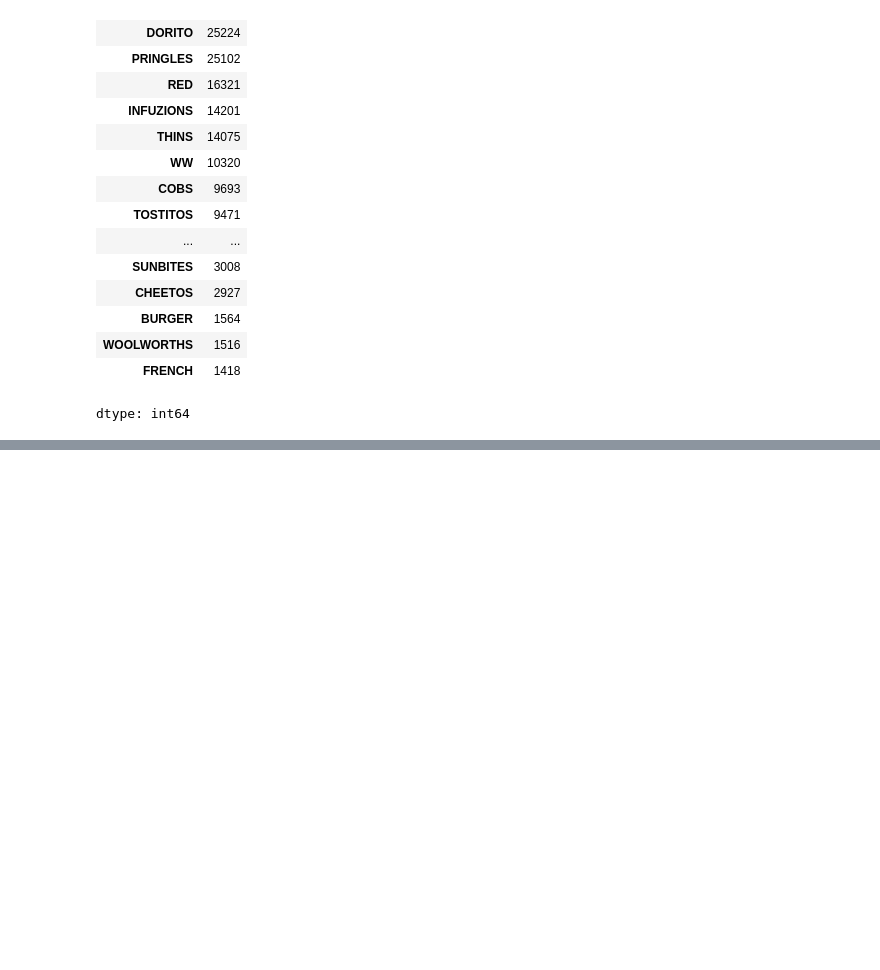
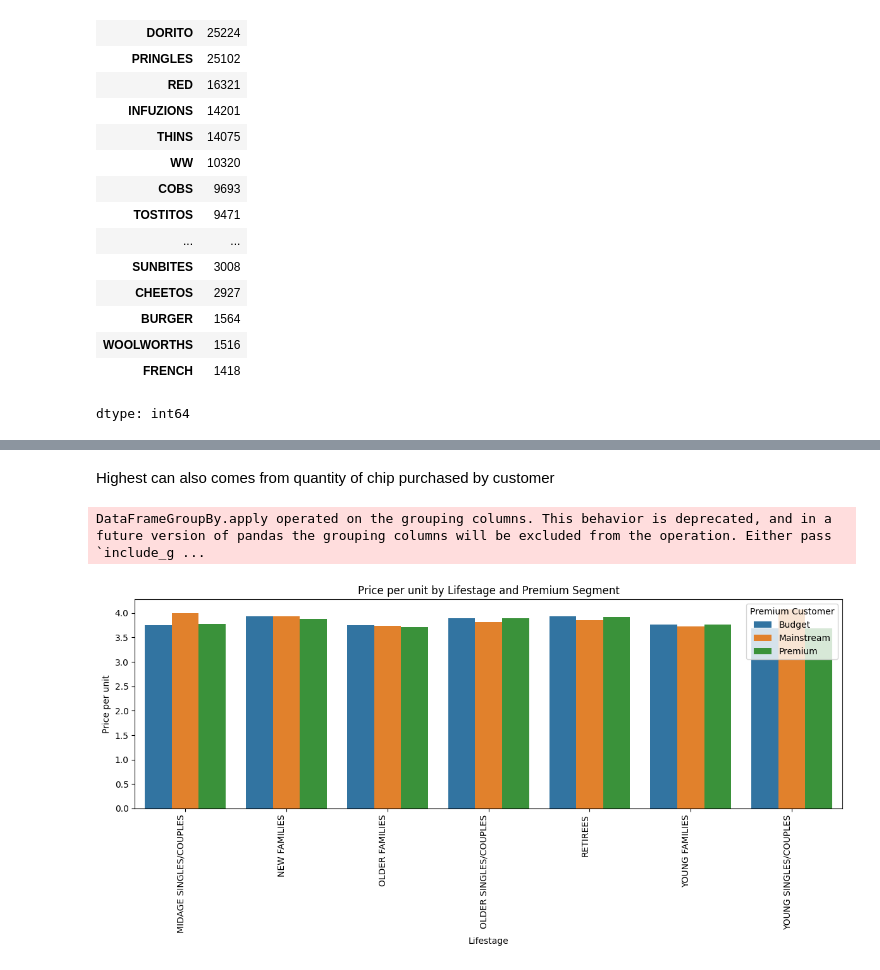
Before and after one commit to Vedant-cloud-ctrl/Quantium, a Jupyter notebook: Quantium_Task_1.ipynb, the cells around one changed output, grey strips where cells are left out. Drawn from its saved outputs; the diff is of its cells as text; code cells hidden in the pictures; blank space fills up the shorter version.

```diff
--- a/Quantium_Task_1.ipynb
+++ b/Quantium_Task_1.ipynb
@@ -457,0 +512,3 @@ dtype: int64
+# %%
+Data = pd.merge(df_1, df_2, how="left")
+Data
@@ -457,0 +606,30 @@ dtype: int64
+# %% [markdown]
+Highest can also comes from quantity of chip purchased by customer
+# %%
+# Average price per unit
+avg_unit = Data.groupby(["PREMIUM_CUSTOMER", "LIFESTAGE"]).apply(
+    lambda x: x["TOT_SALES"].sum() / x["PROD_QTY"].sum()
+).reset_index(name="AVG")
+
+# Plot
+plt.figure(figsize=(12, 6))
+sns.barplot(
+    data = avg_unit,
+    x = "LIFESTAGE",
+    y = "AVG",
+    hue = "PREMIUM_CUSTOMER",
+    dodge = True
+)
+
+
+# Formatting
+plt.xticks(rotation=90)
+plt.title("Price per unit by Lifestage and Premium Segment")
+plt.xlabel("Lifestage")
+plt.ylabel("Price per unit")
+plt.legend(title="Premium Customer")
+plt.tight_layout()
+plt.show()
+# %% [output]
+DataFrameGroupBy.apply operated on the grouping columns. This behavior is deprecated, and in a future version of pandas the grouping columns will be excluded from the operation. Either pass `include_g ...
+[figure, added]
```
Also changed, not shown: parts of 19 cells of this notebook.
